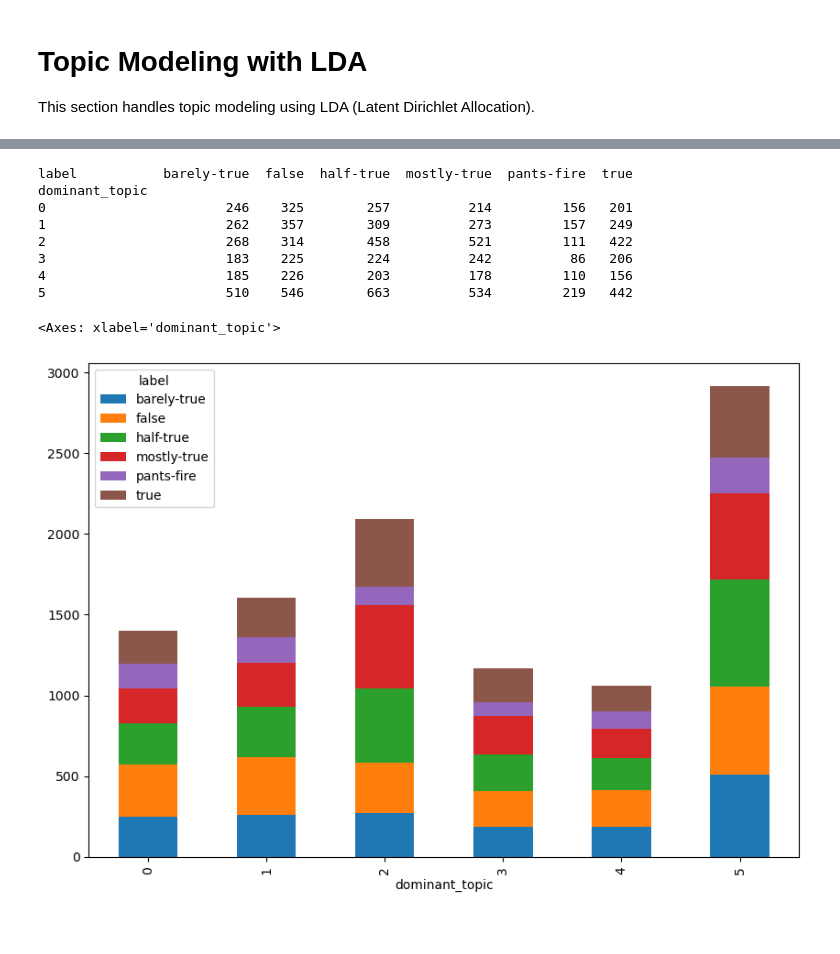
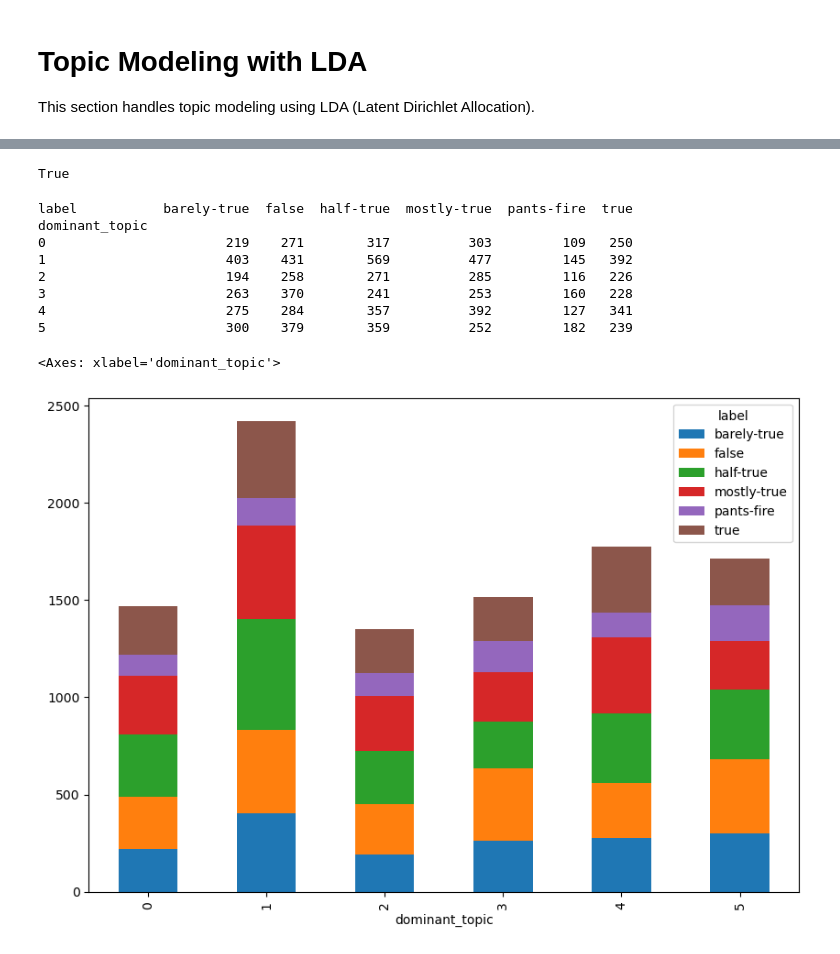
Before and after one commit to sigalgrabois/ADS_final_project, a Jupyter notebook: fake_news_detection_final.ipynb, the cells around one changed output, grey strips where cells are left out. Cells and saved outputs as stored; diff of their text form; code cells hidden in the pictures.

Commit message:
organize final notebook, works till LDA topic modeling

```diff
--- a/fake_news_detection_final.ipynb
+++ b/fake_news_detection_final.ipynb
@@ -1130,0 +777,6 @@ score_df_large_rf
+# %%
+# set the best hyperparameters we found in the previous step
+n_estimators = 100
+max_depth = 20
+min_samples_split = 5
+min_samples_leaf = 10
@@ -1161,5 +835,0 @@ array(['false', 'half-true', 'half-true', ..., 'half-true', 'false',
-# %%
-label_encoder = LabelEncoder()
-
-# Fit and transform the 'party' column
-train_data['tfidf'] = label_encoder.fit_transform(all_predictions)
@@ -1200,2 +835,0 @@ array(['false', 'false', 'false', ..., 'barely-true', 'barely-true',
-# %%
-test_data['tfidf'] = label_encoder.fit_transform(all_predictions_test)
@@ -1309,37 +993,88 @@ True
+# %%
+# choose the best number of topics
+
+def runLDA(data, num_topics = 6, passes=20, random_state=42):
+    """
+    Trains an LDA model on the given data and returns the trained model.
+
+    Parameters:
+    - data: DataFrame containing 'processed_text'
+    - num_topics: Number of topics for the LDA model
+    - passes: Number of passes for LDA training (default is 20)
+    - random_state: Seed for reproducibility (default is 42)
+
+    Returns:
+    - Trained LDA model
+    """
+    # Create a dictionary and corpus for the LDA model
+    dictionary = corpora.Dictionary(data['processed_text'])
+    corpus = [dictionary.doc2bow(text) for text in data['processed_text']]
+
+    # Train the LDA model with a fixed random state
+    lda_model = LdaModel(corpus, num_topics=num_topics, id2word=dictionary, passes=passes, random_state=random_state)
+
+    return lda_model, dictionary, corpus
+
+# run the LDA model on the train data, valid data and test data
+
+train_lda_model, train_dict, train_corpus = runLDA(train_data, num_topics)
+valid_lda_model, valid_dict, valid_corpus = runLDA(valid_data, num_topics)
+test_lda_model, test_dict, test_corpus = runLDA(test_data, num_topics)
+# %%
+import pyLDAvis.gensim_models as gensimvis
+import pyLDAvis
+import webbrowser
+
+# Prepare the visualization
+lda_display = gensimvis.prepare(train_lda_model, train_corpus, train_dict)
+pyLDAvis.save_html(lda_display, 'train_lda_visualization.html')
+webbrowser.open('train_lda_visualization.html')
+
+# Prepare the visualization for the valid data
+lda_display = gensimvis.prepare(valid_lda_model, valid_corpus, valid_dict)
+pyLDAvis.save_html(lda_display, 'valid_lda_visualization.html')
+webbrowser.open('valid_lda_visualization.html')
+
+# Prepare the visualization for the test data
+lda_display = gensimvis.prepare(test_lda_model, test_corpus, test_dict)
+pyLDAvis.save_html(lda_display, 'test_lda_visualization.html')
+webbrowser.open('test_lda_visualization.html')
+# %% [output]
+True
 # %%
 
 # Get the topic distribution for each document
-topic_distributions = lda_model.get_document_topics(corpus, minimum_probability=0)
+topic_distributions = train_lda_model.get_document_topics(train_corpus, minimum_probability=0)
 
 # Extract the dominant topic for each document
 dominant_topics = []
 for dist in topic_distributions:
     # dist is a list of (topic_id, probability) tuples
     dominant_topic = max(dist, key=lambda x: x[1])[0]  # Get the topic with the highest probability
     dominant_topics.append(dominant_topic)
 
 # Add the dominant topic to the DataFrame
 train_data['dominant_topic'] = dominant_topics
 
 # Group by topic and label to see the distribution of labels within each topic
 label_distribution_by_topic = train_data.groupby(['dominant_topic', 'label']).size().unstack(fill_value=0)
 
 # Display the distribution
 print(label_distribution_by_topic)
 
 # Optionally, you can visualize the distribution using a bar chart
 label_distribution_by_topic.plot(kind='bar', stacked=True, figsize=(10, 7))
 # %% [output]
 label           barely-true  false  half-true  mostly-true  pants-fire  true
 dominant_topic
-0                       246    325        257          214         156   201
-1                       262    357        309          273         157   249
-2                       268    314        458          521         111   422
-3                       183    225        224          242          86   206
-4                       185    226        203          178         110   156
-5                       510    546        663          534         219   442
+0                       219    271        317          303         109   250
+1                       403    431        569          477         145   392
+2                       194    258        271          285         116   226
+3                       263    370        241          253         160   228
+4                       275    284        357          392         127   341
+5                       300    379        359          252         182   239
 <Axes: xlabel='dominant_topic'>
-[figure, old version]
+[figure, new version]
 # %%
 import pandas as pd
 import numpy as np
```
Also changed, not shown: parts of 69 cells of this notebook, 5 other files.
